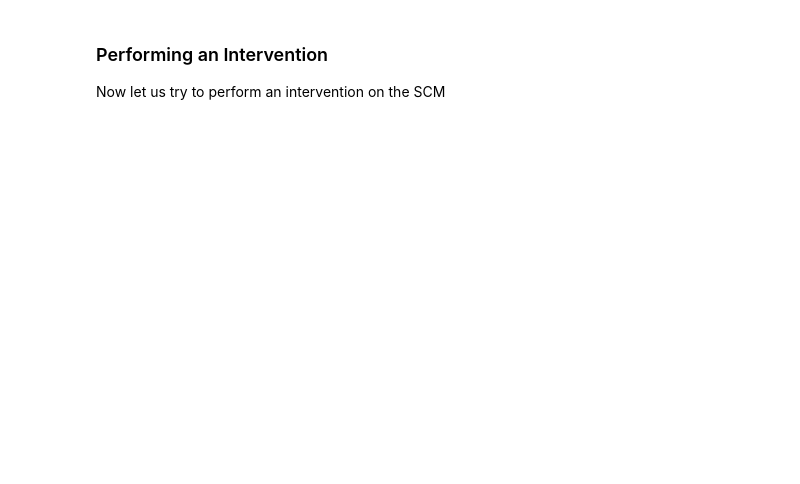
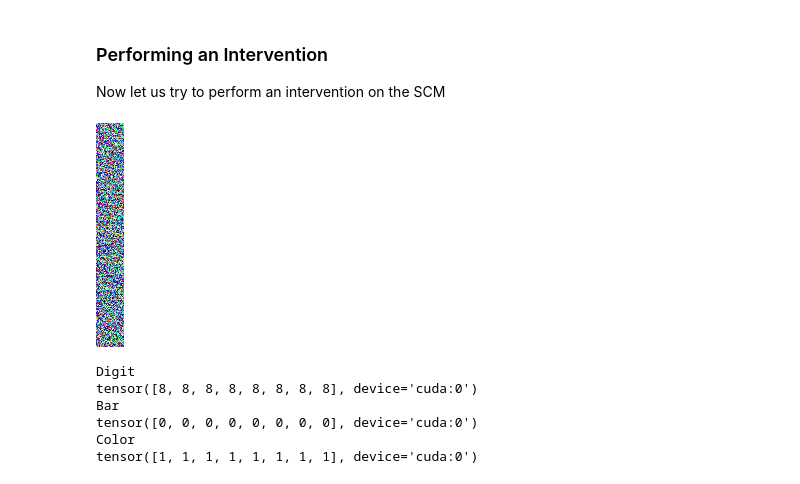
Before and after one commit to athmihir/Causal-Diffusion-Model, a Jupyter notebook: mnist.ipynb, the cells around one changed output. Cells and saved outputs as stored; diff of their text form; code cells hidden in the pictures; blank space fills up the shorter version.

```diff
--- a/mnist.ipynb
+++ b/mnist.ipynb
@@ -252,22 +233,37 @@ Now let us try to perform an intervention on the SCM
 # %%
 # Create random noise
 latents = torch.rand((BATCH_SIZE, IMAGE_CHANNELS, IMAGE_RESOLUTION, IMAGE_RESOLUTION)).to(DEVICE) * noise_scheduler.init_noise_sigma
 # Sampling loop
 noise_scheduler.set_timesteps(1000)  # Adjust steps as needed
 
 # Our intervention.
-intervened_d_value = torch.tensor([0,0,0,0,0,0,0,0,1,0], dtype=torch.float32).unsqueeze(0).expand(BATCH_SIZE, -1)
+intervened_d_value = torch.tensor([0,0,0,0,0,0,0,0,1,0], dtype=torch.float32).unsqueeze(0).expand(BATCH_SIZE, -1).to(DEVICE)
 intervention_dict = {d_vertex:intervened_d_value}
 
 for t in noise_scheduler.timesteps:
     with torch.no_grad():
         noise_pred, gen_factors = cim(I, latents, t, vertex_order, reset_scm=False, intervention_dict=intervention_dict)
         # No need to recompute the intervention the second time.
         intervention_dict=None
     latents = noise_scheduler.step(noise_pred, t, latents).prev_sample
-
 # Decode from the latent space into the image space
 pred_image = latents
 image_list = [image for image in pred_image]
 new_image = torch.cat(image_list, dim=1)
 visualize_image(new_image)
+# %% [output]
+[figure, added]
+# %%
+print("Digit")
+print(torch.argmax(gen_factors[0], dim=1))
+print("Bar")
+print(torch.argmax(gen_factors[1], dim=1))
+print("Color")
+print(torch.argmax(gen_factors[2], dim=1))
+# %% [output]
+Digit
+tensor([8, 8, 8, 8, 8, 8, 8, 8], device='cuda:0')
+Bar
+tensor([0, 0, 0, 0, 0, 0, 0, 0], device='cuda:0')
+Color
+tensor([1, 1, 1, 1, 1, 1, 1, 1], device='cuda:0')
```
Also changed, not shown: parts of 7 cells of this notebook, 1 other file.
